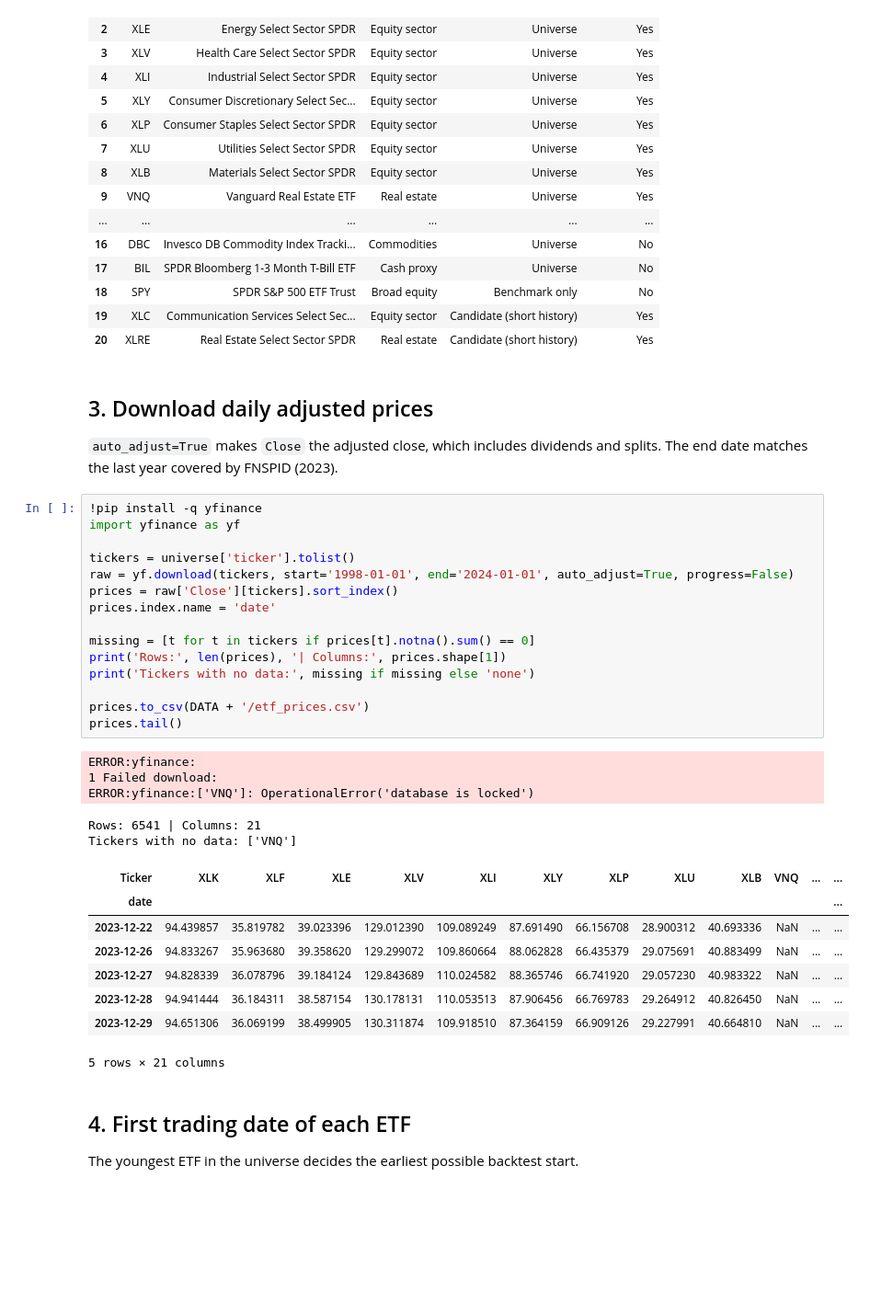
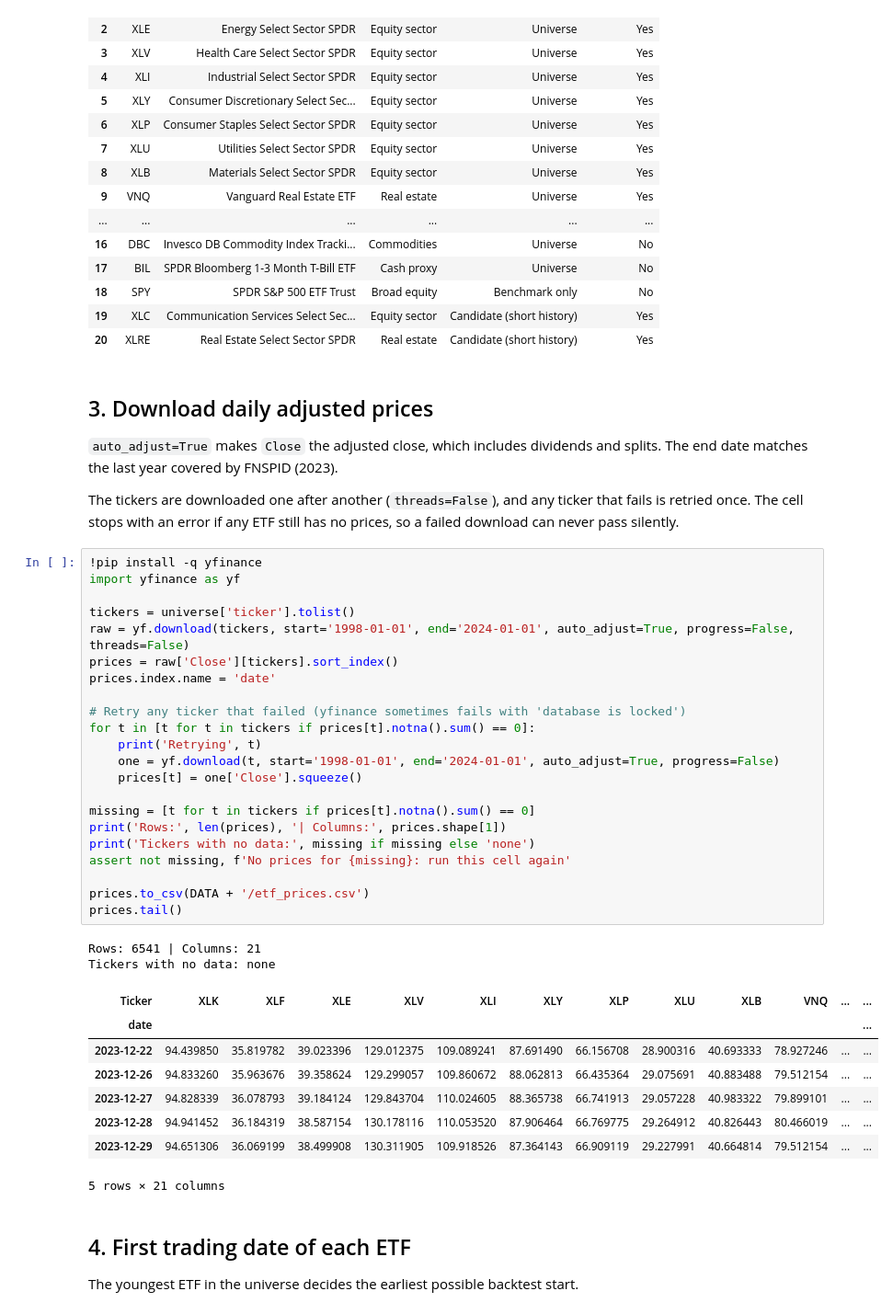
Before and after one commit to dora-lai/fyp-aspect-financial-news, a Jupyter notebook: Tier_C_ETF_Extraction.ipynb, the cells around one changed output. Shown at 92% size. Drawn from its saved outputs; the diff is of its cells as text; blank space fills up the shorter version.

```diff
--- a/Tier_C_ETF_Extraction.ipynb
+++ b/Tier_C_ETF_Extraction.ipynb
@@ -71,35 +78,41 @@ universe
 ## 3. Download daily adjusted prices
 
 `auto_adjust=True` makes `Close` the adjusted close, which includes dividends and splits. The end date matches the last year covered by FNSPID (2023).
+
+The tickers are downloaded one after another (`threads=False`), and any ticker that fails is retried once. The cell stops with an error if any ETF still has no prices, so a failed download can never pass silently.
 # %%
 !pip install -q yfinance
 import yfinance as yf
 
 tickers = universe['ticker'].tolist()
-raw = yf.download(tickers, start='1998-01-01', end='2024-01-01', auto_adjust=True, progress=False)
+raw = yf.download(tickers, start='1998-01-01', end='2024-01-01', auto_adjust=True, progress=False, threads=False)
 prices = raw['Close'][tickers].sort_index()
 prices.index.name = 'date'
+
+# Retry any ticker that failed (yfinance sometimes fails with 'database is locked')
+for t in [t for t in tickers if prices[t].notna().sum() == 0]:
+    print('Retrying', t)
+    one = yf.download(t, start='1998-01-01', end='2024-01-01', auto_adjust=True, progress=False)
+    prices[t] = one['Close'].squeeze()
 
 missing = [t for t in tickers if prices[t].notna().sum() == 0]
 print('Rows:', len(prices), '| Columns:', prices.shape[1])
 print('Tickers with no data:', missing if missing else 'none')
+assert not missing, f'No prices for {missing}: run this cell again'
 
 prices.to_csv(DATA + '/etf_prices.csv')
 prices.tail()
 # %% [output]
-ERROR:yfinance:
-1 Failed download:
-ERROR:yfinance:['VNQ']: OperationalError('database is locked')
+Rows: 6541 | Columns: 21
+Tickers with no data: none
+| Ticker | XLK | XLF | XLE | XLV | XLI | XLY | XLP | XLU | XLB | VNQ | ... | ... |
+| date |  |  |  |  |  |  |  |  |  |  |  | ... |
+| 2023-12-22 | 94.439850 | 35.819782 | 39.023396 | 129.012375 | 109.089241 | 87.691490 | 66.156708 | 28.900316 | 40.693333 | 78.927246 | ... | ... |
+| 2023-12-26 | 94.833260 | 35.963676 | 39.358624 | 129.299057 | 109.860672 | 88.062813 | 66.435364 | 29.075691 | 40.883488 | 79.512154 | ... | ... |
+| 2023-12-27 | 94.828339 | 36.078793 | 39.184124 | 129.843704 | 110.024605 | 88.365738 | 66.741913 | 29.057228 | 40.983322 | 79.899101 | ... | ... |
+| 2023-12-28 | 94.941452 | 36.184319 | 38.587154 | 130.178116 | 110.053520 | 87.906464 | 66.769775 | 29.264912 | 40.826443 | 80.466019 | ... | ... |
+| 2023-12-29 | 94.651306 | 36.069199 | 38.499908 | 130.311905 | 109.918526 | 87.364143 | 66.909119 | 29.227991 | 40.664814 | 79.512154 | ... | ... |
-Rows: 6541 | Columns: 21
-Tickers with no data: ['VNQ']
+5 rows × 21 columns
-| Ticker | XLK | XLF | XLE | XLV | XLI | XLY | XLP | XLU | XLB | VNQ | ... | ... |
-| date |  |  |  |  |  |  |  |  |  |  |  | ... |
-| 2023-12-22 | 94.439857 | 35.819782 | 39.023396 | 129.012390 | 109.089249 | 87.691490 | 66.156708 | 28.900312 | 40.693336 | NaN | ... | ... |
-| 2023-12-26 | 94.833267 | 35.963680 | 39.358620 | 129.299072 | 109.860664 | 88.062828 | 66.435379 | 29.075691 | 40.883499 | NaN | ... | ... |
-| 2023-12-27 | 94.828339 | 36.078796 | 39.184124 | 129.843689 | 110.024582 | 88.365746 | 66.741920 | 29.057230 | 40.983322 | NaN | ... | ... |
-| 2023-12-28 | 94.941444 | 36.184311 | 38.587154 | 130.178131 | 110.053513 | 87.906456 | 66.769783 | 29.264912 | 40.826450 | NaN | ... | ... |
-| 2023-12-29 | 94.651306 | 36.069199 | 38.499905 | 130.311874 | 109.918510 | 87.364159 | 66.909126 | 29.227991 | 40.664810 | NaN | ... | ... |
-5 rows × 21 columns
 # %% [markdown]
 ## 4. First trading date of each ETF
 
```
Also changed, not shown: parts of 10 cells of this notebook.
